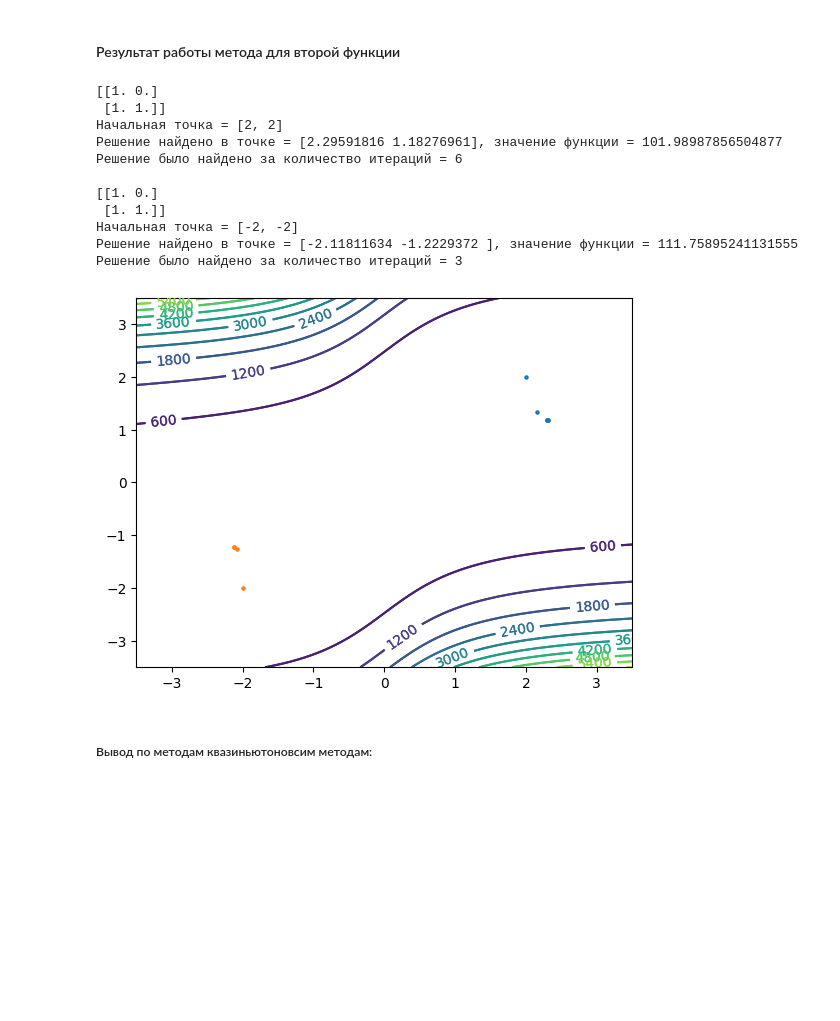
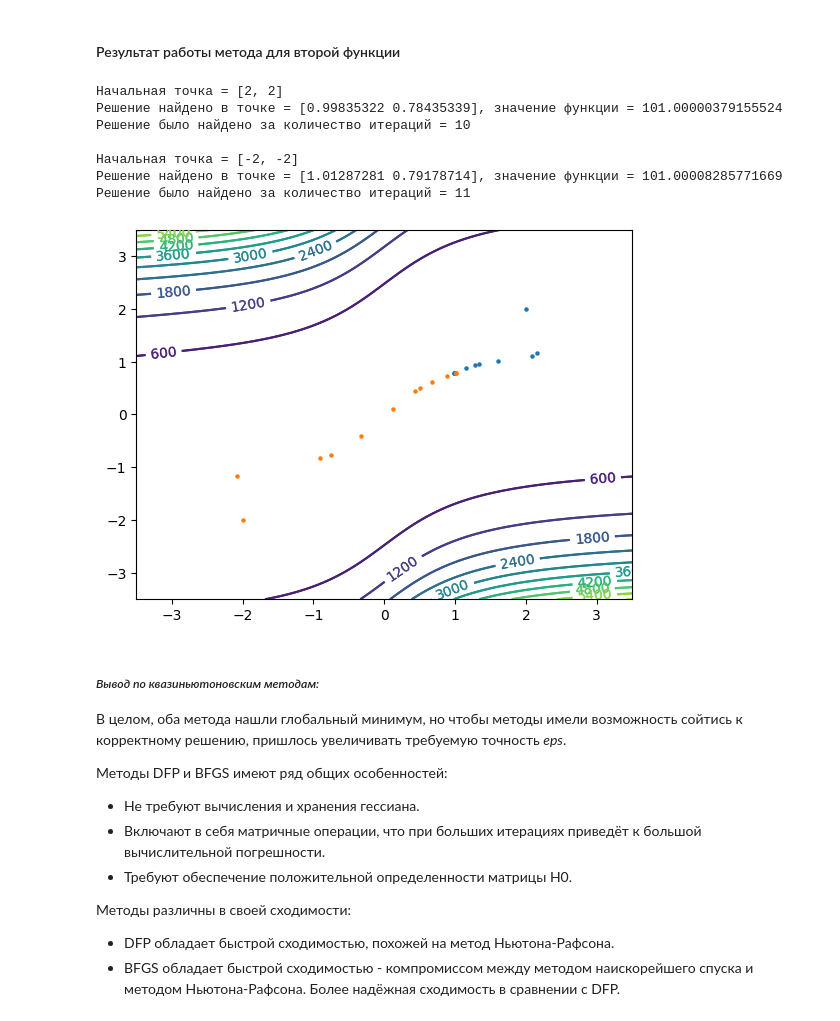
Before and after one commit to Ivan-Yagilev/Optimization_methods_labs, a Jupyter notebook: second_labs/several variables2.ipynb, the cells around one changed output. Cells and saved outputs as stored; diff of their text form; code cells hidden in the pictures; blank space fills up the shorter version.

```diff
--- a/second_labs/several variables2.ipynb
+++ b/second_labs/several variables2.ipynb
@@ -622,8 +621,8 @@ def BFGS(func, xb, maxiter, eps):
     g1, g2 = get_grad(func, xb[0], xb[1], 0.00001)
     gPrev = np.array([g1, g2])
 
-    H = np.tri(2, 2)
-    p = - H.dot(gPrev)
+    H = np.eye(2)
+    p = - np.dot(H, gPrev)
 
     for j in range(maxiter):
         x_lst.append(xk)
@@ -641,15 +640,16 @@ def BFGS(func, xb, maxiter, eps):
 
         Hmuld = H.dot(d)
         Hmuldd = np.dot(Hmuld, d)
+        Hmuldd_outer = np.outer(Hmuld, d)
 
         HTranspose = H.T
 
-        H = H - HTranspose.dot(Hmuldd) / d.dot(Hmuld) + (y.dot(y) / y.dot(d))
+        H = H - np.dot(Hmuldd_outer, HTranspose) / Hmuldd + (np.outer(y, y) / np.dot(y, d))
 
         Hinv = np.linalg.inv(H)
-        p = - Hinv.dot(gPrev)
+        p = - np.dot(Hinv, gPrev)
 
-        ng = np.linalg.norm(xNext - xk)
+        ng = np.linalg.norm(y)
 
         if ng < eps:
             exitflag = 1
@@ -697,20 +688,29 @@ BFGS(f1, xb=[-2, -2], maxiter=3000, eps=0.0001)
 # %% [markdown]
 #### Результат работы метода для второй функции
 # %%
-BFGS(f2, xb=[2, 2], maxiter=3000, eps=0.0001)
-BFGS(f2, xb=[-2, -2], maxiter=3000, eps=0.0001)
+BFGS(f2, xb=[2, 2], maxiter=3000, eps=0.000001)
+BFGS(f2, xb=[-2, -2], maxiter=3000, eps=0.000001)
 # %% [output]
-[[1. 0.]
- [1. 1.]]
 Начальная точка = [2, 2]
-Решение найдено в точке = [2.29591816 1.18276961], значение функции = 101.98987856504877
-Решение было найдено за количество итераций = 6
+Решение найдено в точке = [0.99835322 0.78435339], значение функции = 101.00000379155524
+Решение было найдено за количество итераций = 10
 
-[[1. 0.]
- [1. 1.]]
 Начальная точка = [-2, -2]
-Решение найдено в точке = [-2.11811634 -1.2229372 ], значение функции = 111.75895241131555
-Решение было найдено за количество итераций = 3
+Решение найдено в точке = [1.01287281 0.79178714], значение функции = 101.00008285771669
+Решение было найдено за количество итераций = 11
-[figure, old version]
+[figure, new version]
-# %% [markdown]
-##### Вывод по методам квазиньютоновсим методам:
+# %% [markdown]
+##### *Вывод по квазиньютоновским методам:*
+
+В целом, оба метода нашли глобальный минимум, но чтобы методы имели возможность сойтись к корректному решению, пришлось увеличивать требуемую точность *eps*.
+
+Методы DFP и BFGS имеют ряд общих особенностей:
+
+- Не требуют вычисления и хранения гессиана.
+- Включают в себя матричные операции, что при больших итерациях приведёт к большой вычислительной погрешности.
+- Требуют обеспечение положительной определенности матрицы H0.
+
+Методы различны в своей сходимости:
+
+- DFP обладает быстрой сходимостью, похожей на метод Ньютона-Рафсона.
+- BFGS обладает быстрой сходимостью - компромиссом между методом наискорейшего спуска и методом Ньютона-Рафсона. Более надёжная сходимость в сравнении с DFP.
```
Also changed, not shown: parts of 16 cells of this notebook, 3 other files.
